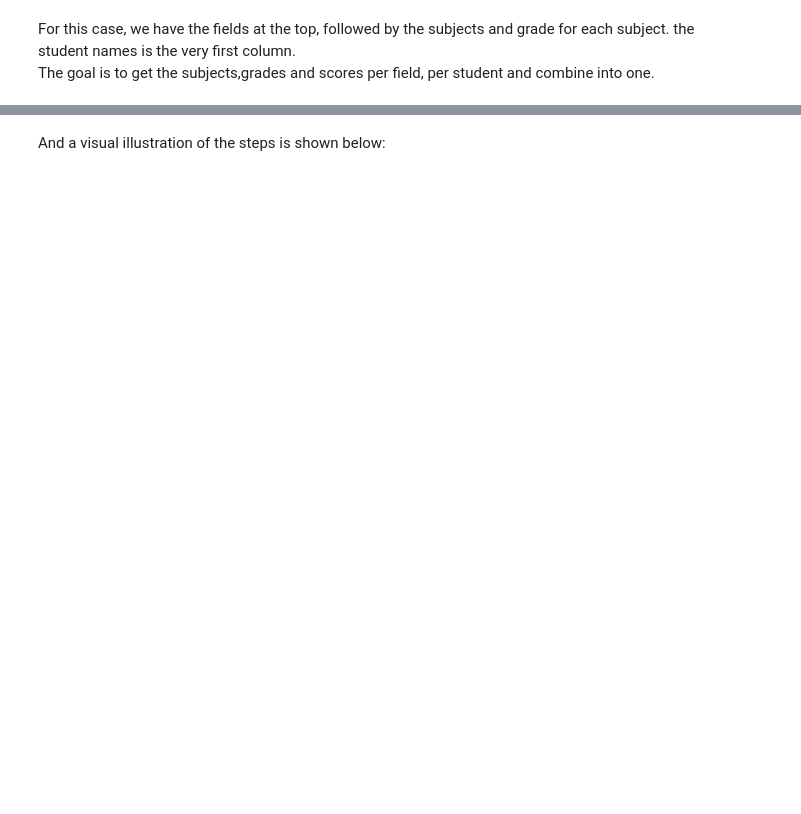
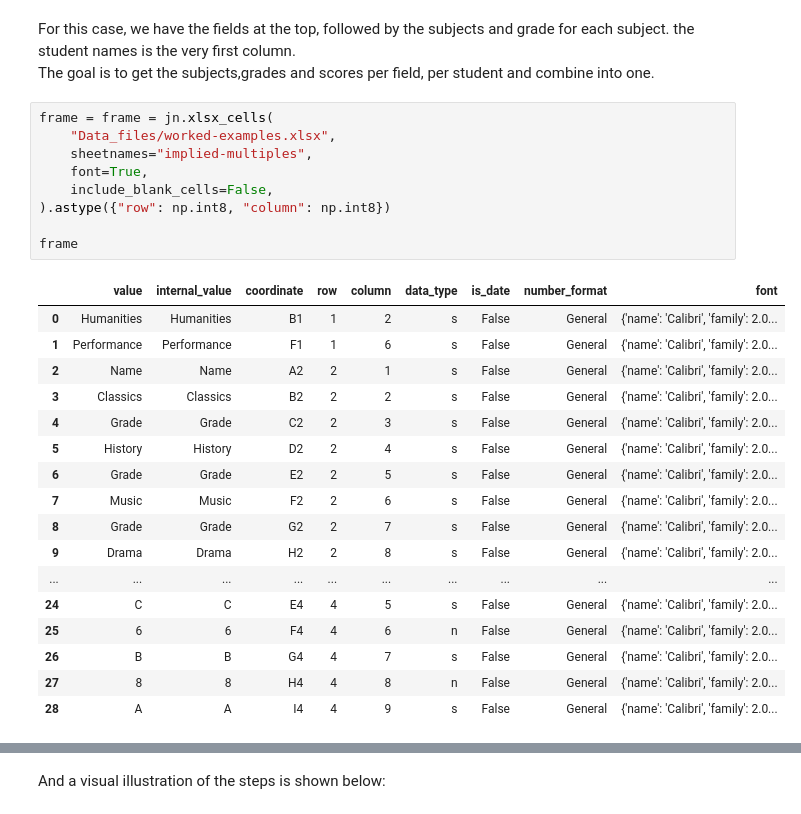
Before and after one commit to samukweku/data-wrangling-blog, a Jupyter notebook: notebooks/Small-Multiples.ipynb, the cells around one changed output, grey strips where cells are left out. Cells and saved outputs as stored; diff of their text form; blank space fills up the shorter version.

```diff
--- a/notebooks/Small-Multiples.ipynb
+++ b/notebooks/Small-Multiples.ipynb
@@ -172,3 +305,30 @@ The image below explains the main concepts of the solution above :
 # %% [markdown]
 For this case, we have the fields at the top, followed by the subjects and grade for each subject. the student names is the very first column.<br>
 The goal is to get the subjects,grades and scores per field, per student and combine into one.
+# %%
+frame = frame = jn.xlsx_cells(
+    "Data_files/worked-examples.xlsx",
+    sheetnames="implied-multiples",
+    font=True,
+    include_blank_cells=False,
+).astype({"row": np.int8, "column": np.int8})
+
+frame
+# %% [output]
+|  | value | internal_value | coordinate | row | column | data_type | is_date | number_format | font |
+| 0 | Humanities | Humanities | B1 | 1 | 2 | s | False | General | {'name': 'Calibri', 'family': 2.0... |
+| 1 | Performance | Performance | F1 | 1 | 6 | s | False | General | {'name': 'Calibri', 'family': 2.0... |
+| 2 | Name | Name | A2 | 2 | 1 | s | False | General | {'name': 'Calibri', 'family': 2.0... |
+| 3 | Classics | Classics | B2 | 2 | 2 | s | False | General | {'name': 'Calibri', 'family': 2.0... |
+| 4 | Grade | Grade | C2 | 2 | 3 | s | False | General | {'name': 'Calibri', 'family': 2.0... |
+| 5 | History | History | D2 | 2 | 4 | s | False | General | {'name': 'Calibri', 'family': 2.0... |
+| 6 | Grade | Grade | E2 | 2 | 5 | s | False | General | {'name': 'Calibri', 'family': 2.0... |
+| 7 | Music | Music | F2 | 2 | 6 | s | False | General | {'name': 'Calibri', 'family': 2.0... |
+| 8 | Grade | Grade | G2 | 2 | 7 | s | False | General | {'name': 'Calibri', 'family': 2.0... |
+| 9 | Drama | Drama | H2 | 2 | 8 | s | False | General | {'name': 'Calibri', 'family': 2.0... |
+| ... | ... | ... | ... | ... | ... | ... | ... | ... | ... |
+| 24 | C | C | E4 | 4 | 5 | s | False | General | {'name': 'Calibri', 'family': 2.0... |
+| 25 | 6 | 6 | F4 | 4 | 6 | n | False | General | {'name': 'Calibri', 'family': 2.0... |
+| 26 | B | B | G4 | 4 | 7 | s | False | General | {'name': 'Calibri', 'family': 2.0... |
+| 27 | 8 | 8 | H4 | 4 | 8 | n | False | General | {'name': 'Calibri', 'family': 2.0... |
+| 28 | A | A | I4 | 4 | 9 | s | False | General | {'name': 'Calibri', 'family': 2.0... |
```
Also changed, not shown: parts of 41 cells of this notebook, 2 other files.
